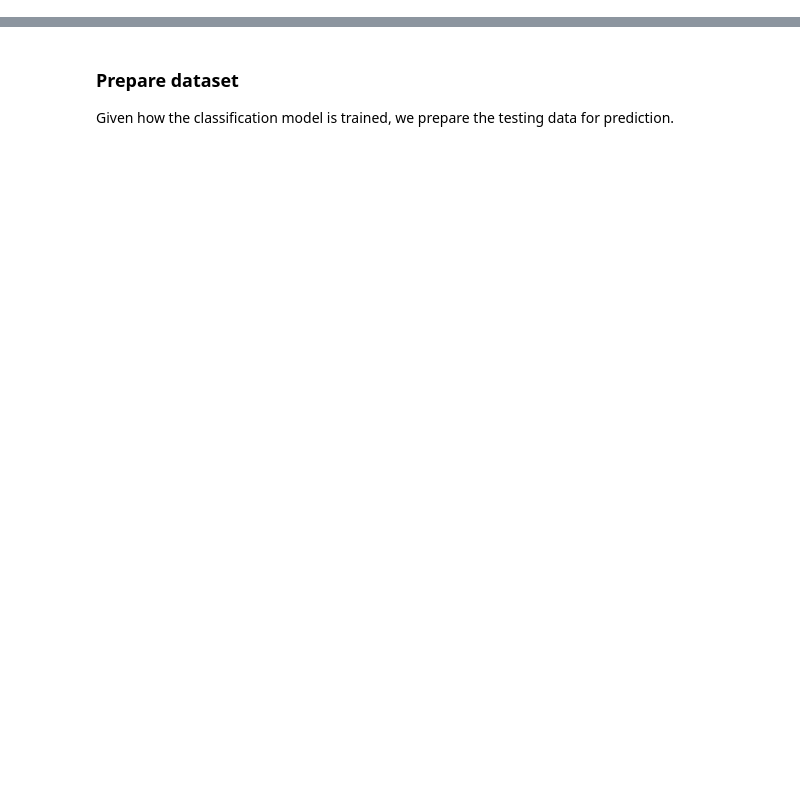
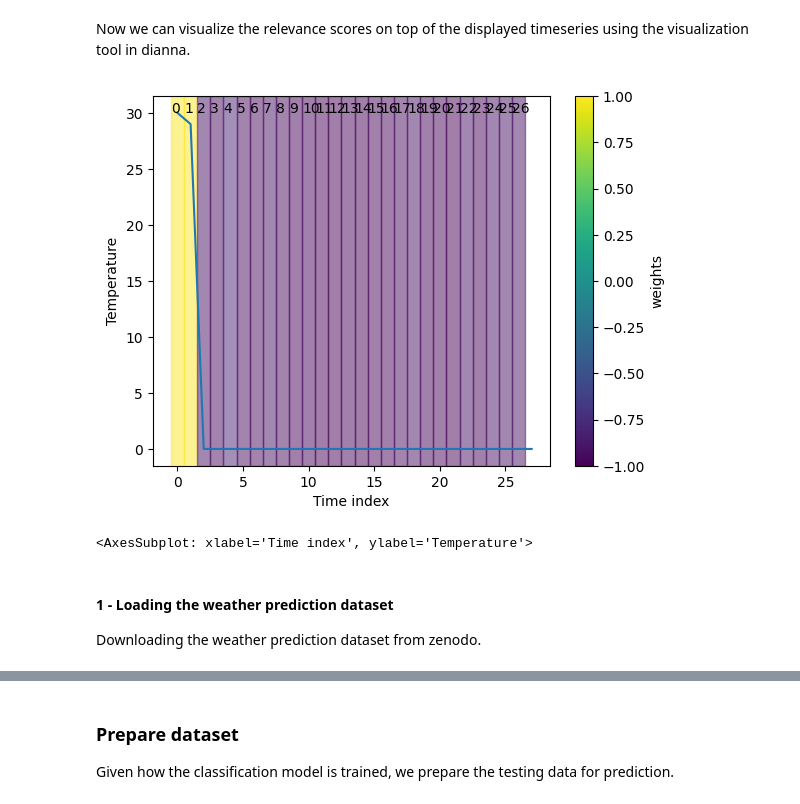
Before and after one commit to dianna-ai/dianna, a Jupyter notebook: tutorials/rise_timeseries_weather.ipynb, the cells around one changed output, grey strips where cells are left out. Cells and saved outputs as stored; diff of their text form; code cells hidden in the pictures; blank space fills up the shorter version.

```diff
--- a/tutorials/rise_timeseries_weather.ipynb
+++ b/tutorials/rise_timeseries_weather.ipynb
@@ -24,0 +44,12 @@ np.random.seed(0)
+# %%
+# We define a threshold for the model to make decisions
+threshold = 14
+
+def run_expert_model(data):
+    is_summer = np.mean(np.mean(data, axis=1), axis=1) > threshold
+    number_of_classes = 2
+    number_of_instances = data.shape[0]
+    result = np.zeros((number_of_instances ,number_of_classes))
+    result[is_summer] = [1.0, 0.0]
+    result[~is_summer] = [0.0, 1.0]
+    return result
@@ -25,3 +65,38 @@ np.random.seed(0)
+# %%
+# we use the threshold to mask the data
+def input_train_mean(_data):
+    return threshold
+# %%
+# call the explainer
+explanation = dianna.explain_timeseries(run_expert_model, timeseries_data=data_extreme,
+                                        method='rise', labels=[0,1], p_keep=0.1,
+                                        n_masks=10000, mask_type=input_train_mean)
+# %% [markdown]
+Now we can visualize the relevance scores on top of the displayed timeseries using the visualization tool in dianna.
+# %%
+# Normalize the explanation scores for the purpose of visualization
+def normalize(data):
+    """Squash all values into [-1,1] range."""
+    zero_to_one = (data - np.min(data)) / (np.max(data) - np.min(data))
+    return 2*zero_to_one -1
+
+heatmap_channel = normalize(explanation[0])
+segments = []
+for i in range(len(heatmap_channel) - 1):
+    segments.append({
+        'index': i,
+        'start': i - 0.5,
+        'stop': i + 0.5,
+        'weight': heatmap_channel[i]})
+visualization.plot_timeseries(range(len(heatmap_channel)), data_extreme,
+                              segments, xlabel="Time index", ylabel="Temperature",
+                              show_plot=True)
+# %% [output]
+[figure, added]
+<AxesSubplot: xlabel='Time index', ylabel='Temperature'>
+# %% [markdown]
+#### 1 - Loading the weather prediction dataset
+Downloading the weather prediction dataset from zenodo.
 # %%
 fname = "weather_prediction_dataset.csv"
 if os.path.isfile(fname):
```
Also changed, not shown: parts of 22 cells of this notebook.
